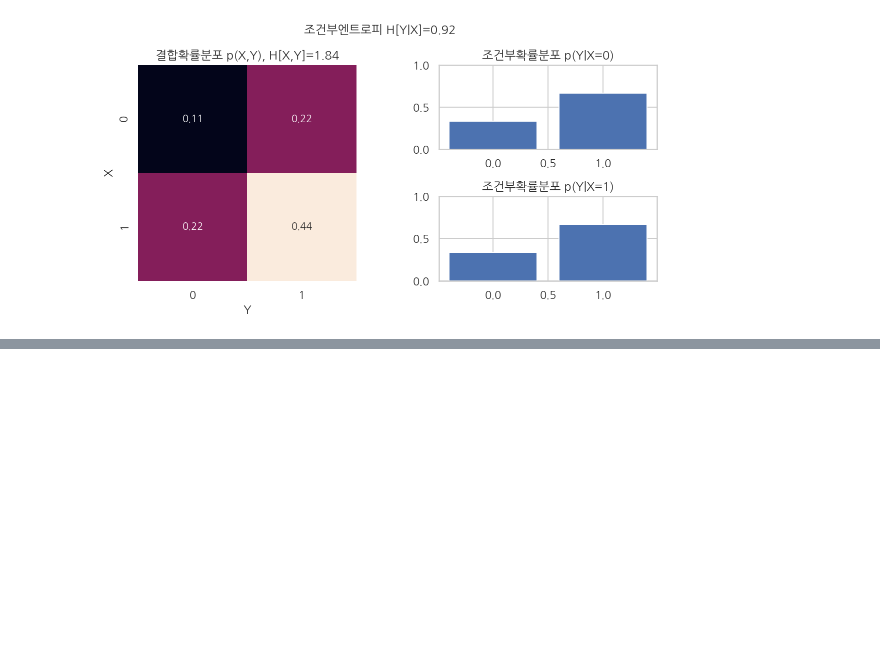
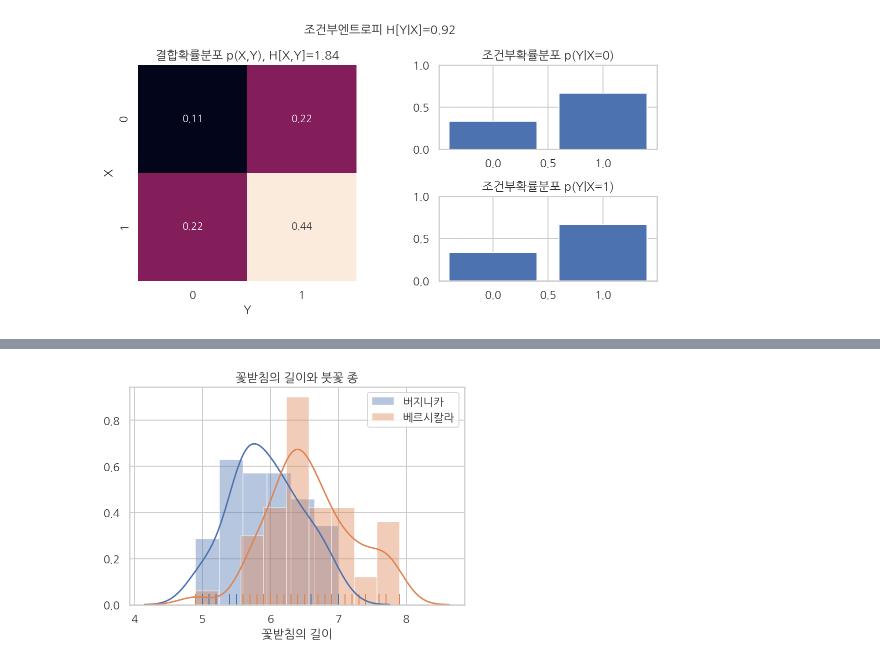
Before and after one commit to whguswls58/TIL, a Jupyter notebook: math/200513_math_13.ipynb, the cells around one changed output, grey strips where cells are left out. Drawn from its saved outputs; the diff is of its cells as text; code cells hidden in the pictures; blank space fills up the shorter version.

Commit message:
feat:draw graph for classification of irises using conditional entropy

```diff
--- a/math/200513_math_13.ipynb
+++ b/math/200513_math_13.ipynb
@@ -50,3 +50,13 @@ plt.suptitle("조건부엔트로피 H[Y|X]=0.92", y=1.05)
 plt.show()
 # %% [output]
 [figure]
+# %%
+from sklearn.datasets import load_iris
+
+iris = load_iris()
+idx = np.in1d(iris.target, [1, 2])
+X = iris.data[idx, :]
+y = iris.target[idx]
+df = pd.DataFrame(X, columns=iris.feature_names)
+df["species"] = iris.target[idx]
+df.tail()
@@ -52,0 +70,14 @@ plt.show()
+# %%
+plt.figure(facecolor="1.")
+sns.distplot(df[df.species == 1]["sepal length (cm)"], hist=True, rug=True, label="버지니카")
+sns.distplot(df[df.species == 2]["sepal length (cm)"], hist=True, rug=True, label="베르시칼라")
+plt.legend()
+plt.xlabel("꽃받침의 길이")
+plt.title("꽃받침의 길이와 붓꽃 종")
+plt.show()
+
+# 꽃받침의 길이가 크면 베르시칼라 길이가 작으면 버지니카 -> 대략적인 정보
+# 분류문제에서 명시적이고 수치적인 기준 -> 기준값을 어디로 잡는가?
+#
+# %% [output]
+[figure, added]
```
Also changed, not shown: parts of 1 cell of this notebook.
